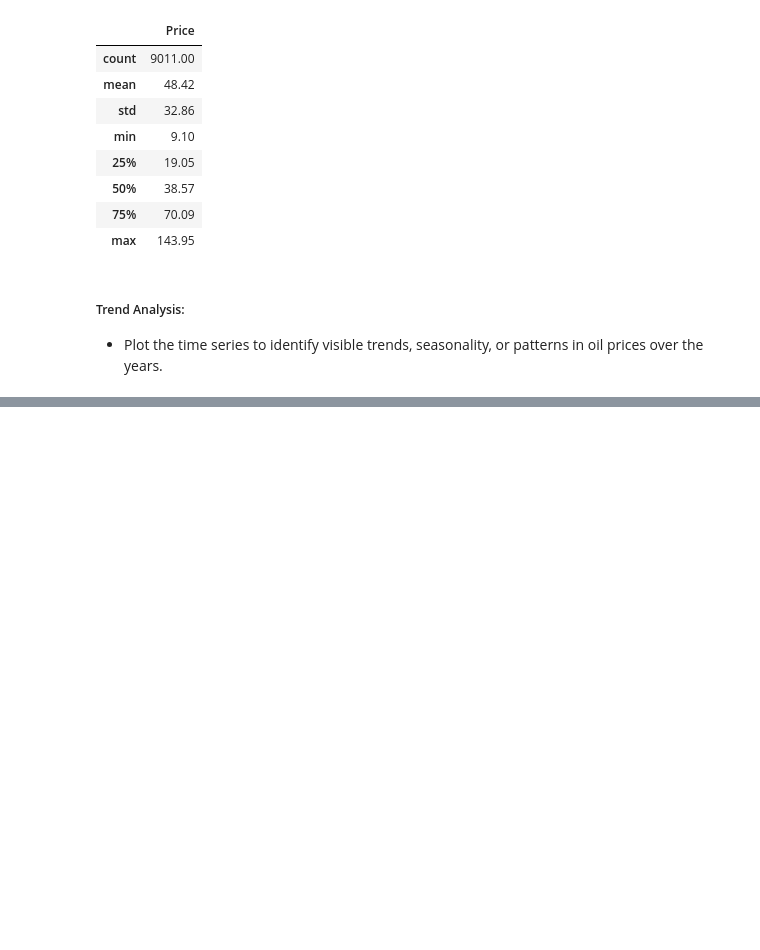
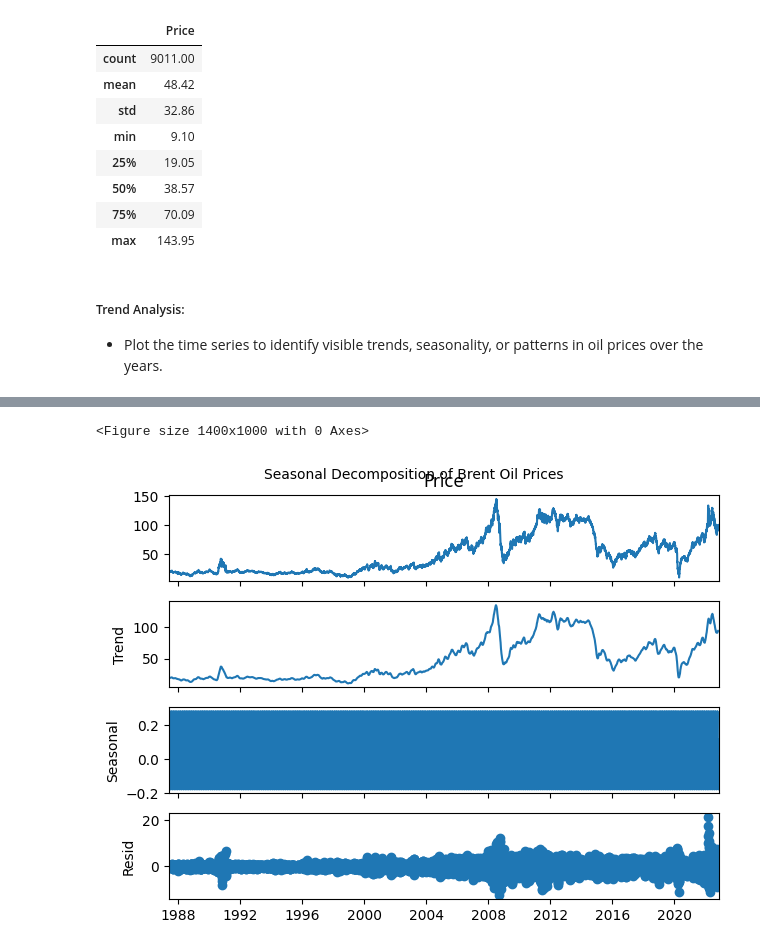
Before and after one commit to GetieBalew24/BrentOil-PriceModeling, a Jupyter notebook: notebooks/oil_price_EDA.ipynb, the cells around one changed output, grey strips where cells are left out. Cells and saved outputs as stored; diff of their text form; code cells hidden in the pictures; blank space fills up the shorter version.

Commit message:
seasonal decomposition of brent oil prices

```diff
--- a/notebooks/oil_price_EDA.ipynb
+++ b/notebooks/oil_price_EDA.ipynb
@@ -86,0 +87,3 @@ processor.plot_time_series()
+# %%
+processor.seasonal_decomposition()
+# %% [output]
@@ -86,0 +91,2 @@ processor.plot_time_series()
+<Figure size 1400x1000 with 0 Axes>
+[figure, added]
```
Also changed, not shown: parts of 5 cells of this notebook, 1 other file.
